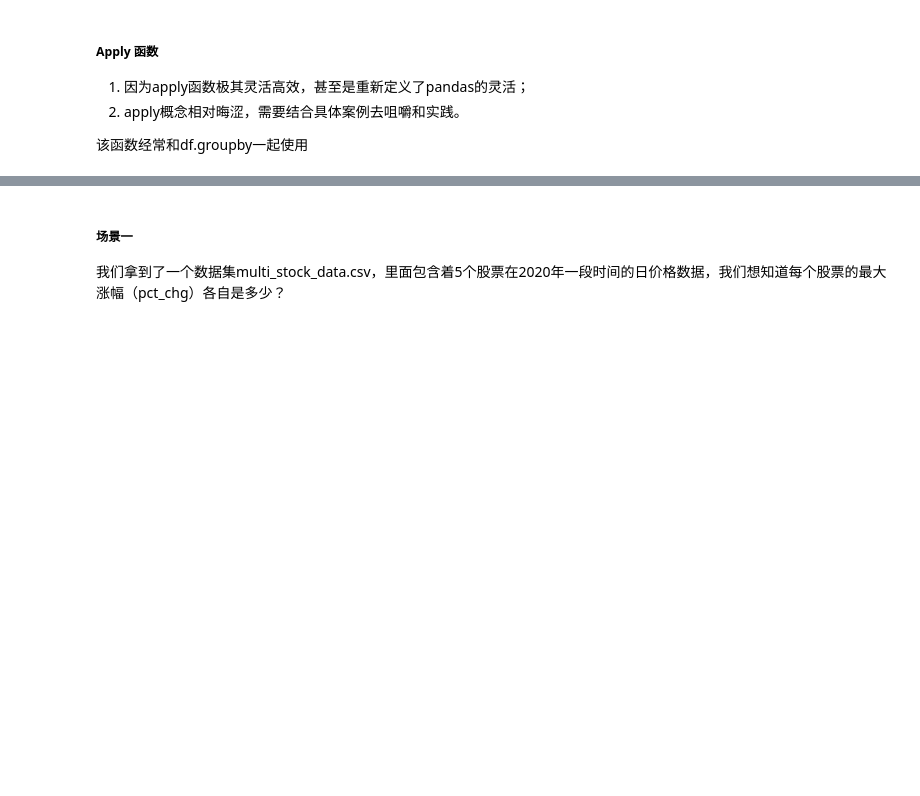
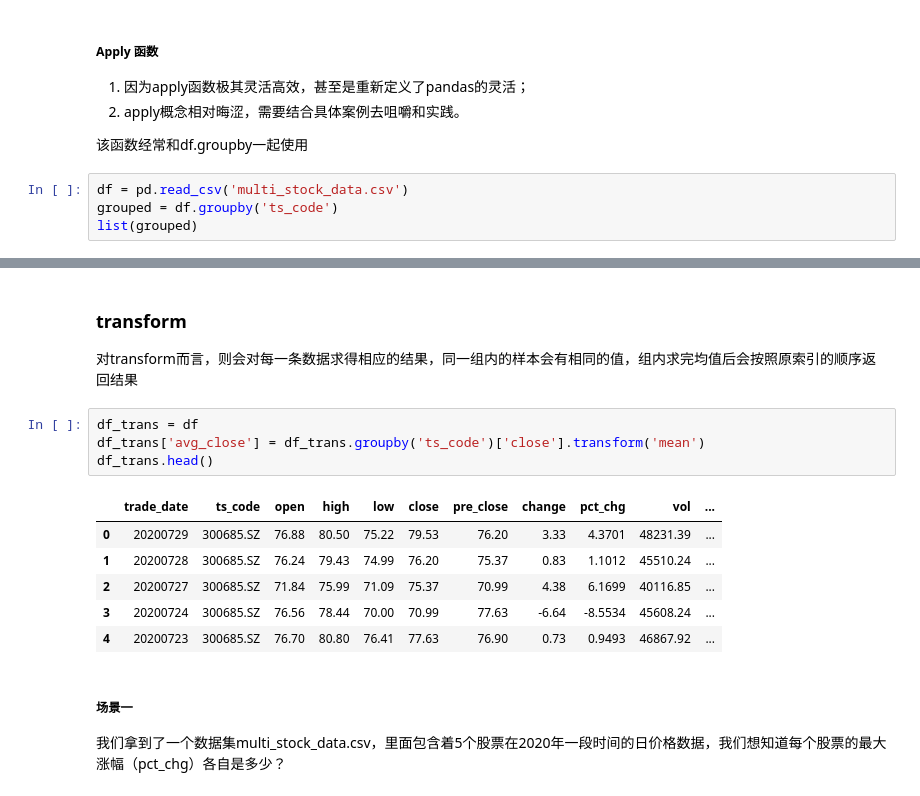
Before and after one commit to xinihe/jrxy_python_course, a Jupyter notebook: BasicSession/pandas_learn.ipynb, the cells around one changed output, grey strips where cells are left out. Drawn from its saved outputs; the diff is of its cells as text; blank space fills up the shorter version.

```diff
--- a/BasicSession/pandas_learn.ipynb
+++ b/BasicSession/pandas_learn.ipynb
@@ -224,3 +239,7 @@ sort_df.head(10)
 2. apply概念相对晦涩，需要结合具体案例去咀嚼和实践。
 
 该函数经常和df.groupby一起使用
+# %%
+df = pd.read_csv('multi_stock_data.csv')
+grouped = df.groupby('ts_code')
+list(grouped)
@@ -227,3 +293,17 @@ sort_df.head(10)
+# %% [markdown]
+### transform
+对transform而言，则会对每一条数据求得相应的结果，同一组内的样本会有相同的值，组内求完均值后会按照原索引的顺序返回结果
+# %%
+df_trans = df
+df_trans['avg_close'] = df_trans.groupby('ts_code')['close'].transform('mean')
+df_trans.head()
+# %% [output]
+|  | trade_date | ts_code | open | high | low | close | pre_close | change | pct_chg | vol | ... |
+| 0 | 20200729 | 300685.SZ | 76.88 | 80.50 | 75.22 | 79.53 | 76.20 | 3.33 | 4.3701 | 48231.39 | ... |
+| 1 | 20200728 | 300685.SZ | 76.24 | 79.43 | 74.99 | 76.20 | 75.37 | 0.83 | 1.1012 | 45510.24 | ... |
+| 2 | 20200727 | 300685.SZ | 71.84 | 75.99 | 71.09 | 75.37 | 70.99 | 4.38 | 6.1699 | 40116.85 | ... |
+| 3 | 20200724 | 300685.SZ | 76.56 | 78.44 | 70.00 | 70.99 | 77.63 | -6.64 | -8.5534 | 45608.24 | ... |
+| 4 | 20200723 | 300685.SZ | 76.70 | 80.80 | 76.41 | 77.63 | 76.90 | 0.73 | 0.9493 | 46867.92 | ... |
 # %% [markdown]
 ##### 场景一
 
```
Also changed, not shown: parts of 10 cells of this notebook, 3 other files.
